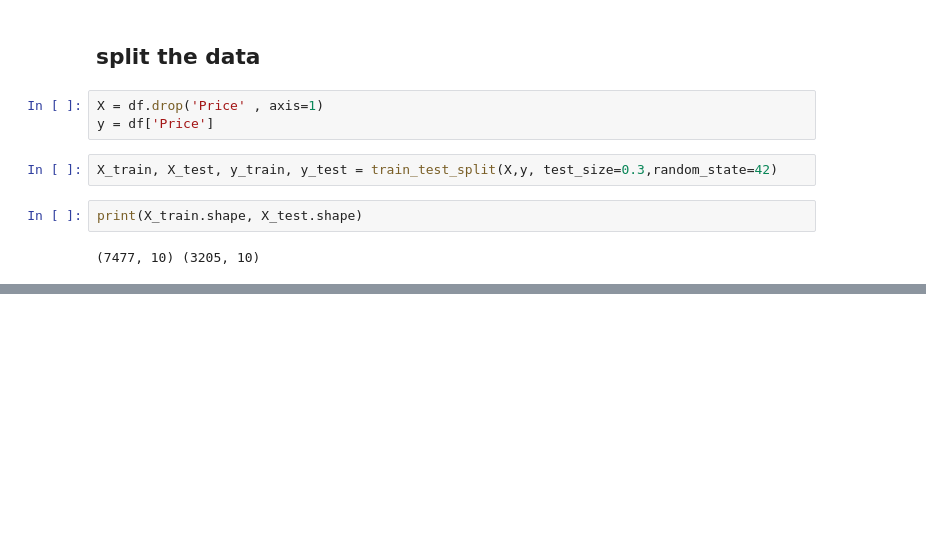
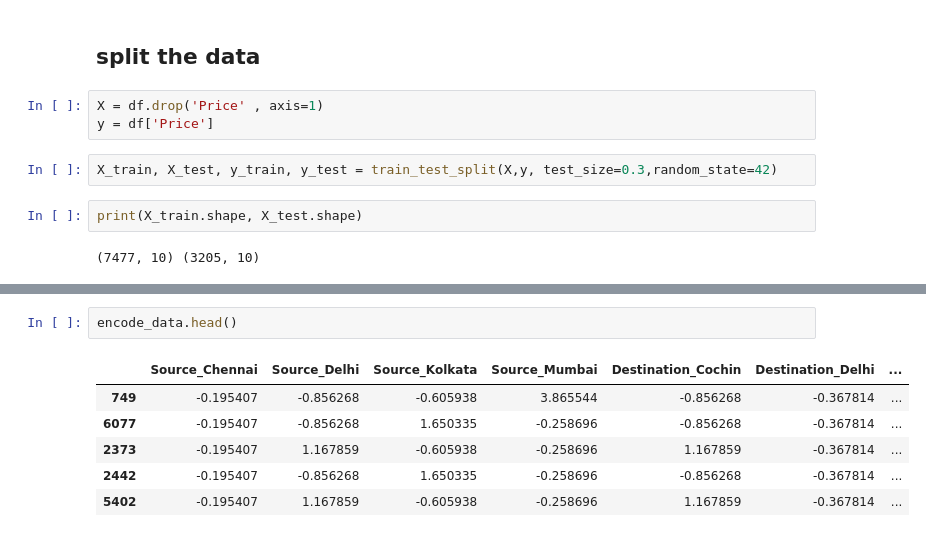
Before and after one commit to anvitendulkar10/Projects, a Jupyter notebook: Airline Price Prediction/Untitled0.ipynb, the cells around one changed output, grey strips where cells are left out. Cells and saved outputs as stored; diff of their text form; blank space fills up the shorter version.

```diff
--- a/Airline Price Prediction/Untitled0.ipynb
+++ b/Airline Price Prediction/Untitled0.ipynb
@@ -298,0 +255,9 @@ large number of flights are take off from Delhi and
+# %%
+encode_data.head()
+# %% [output]
+|  | Source_Chennai | Source_Delhi | Source_Kolkata | Source_Mumbai | Destination_Cochin | Destination_Delhi | ... |
+| 749 | -0.195407 | -0.856268 | -0.605938 | 3.865544 | -0.856268 | -0.367814 | ... |
+| 6077 | -0.195407 | -0.856268 | 1.650335 | -0.258696 | -0.856268 | -0.367814 | ... |
+| 2373 | -0.195407 | 1.167859 | -0.605938 | -0.258696 | 1.167859 | -0.367814 | ... |
+| 2442 | -0.195407 | -0.856268 | 1.650335 | -0.258696 | -0.856268 | -0.367814 | ... |
+| 5402 | -0.195407 | 1.167859 | -0.605938 | -0.258696 | 1.167859 | -0.367814 | ... |
```
Also changed, not shown: parts of 60 cells of this notebook.
